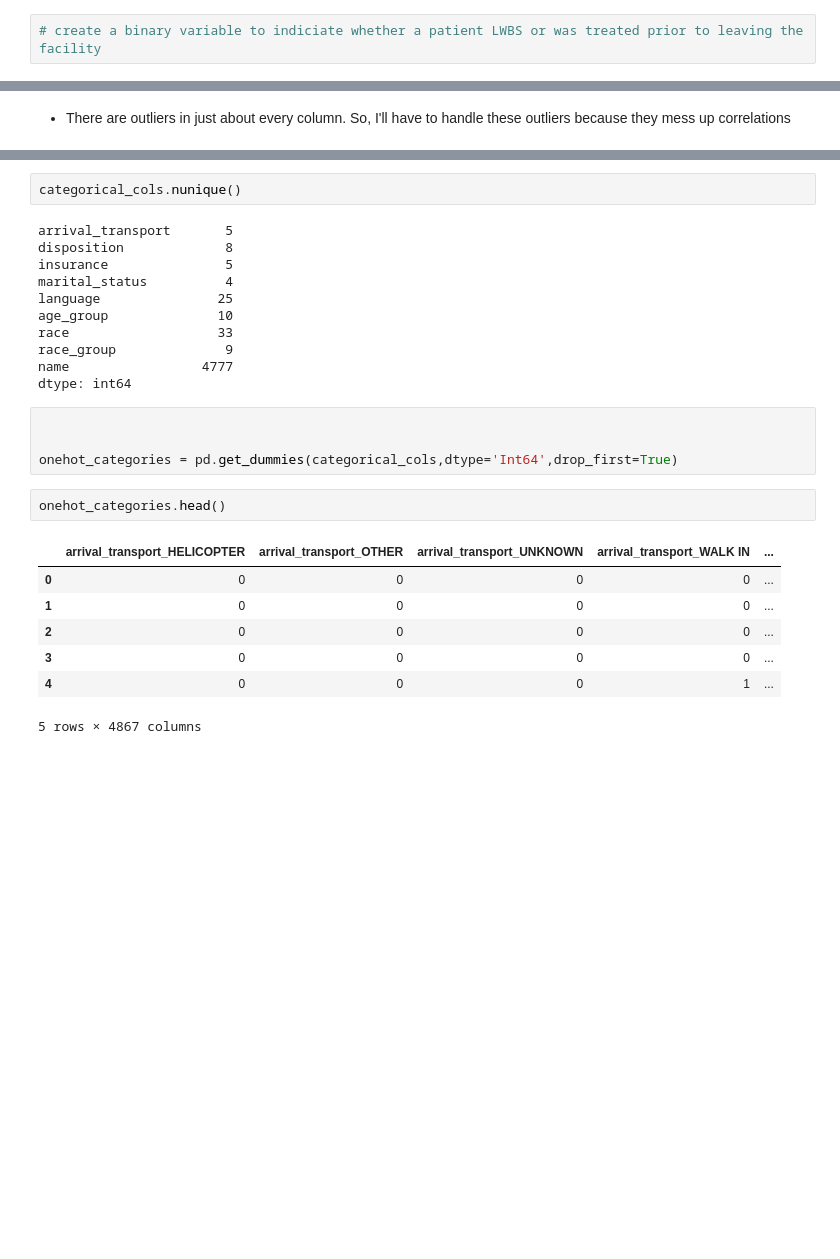
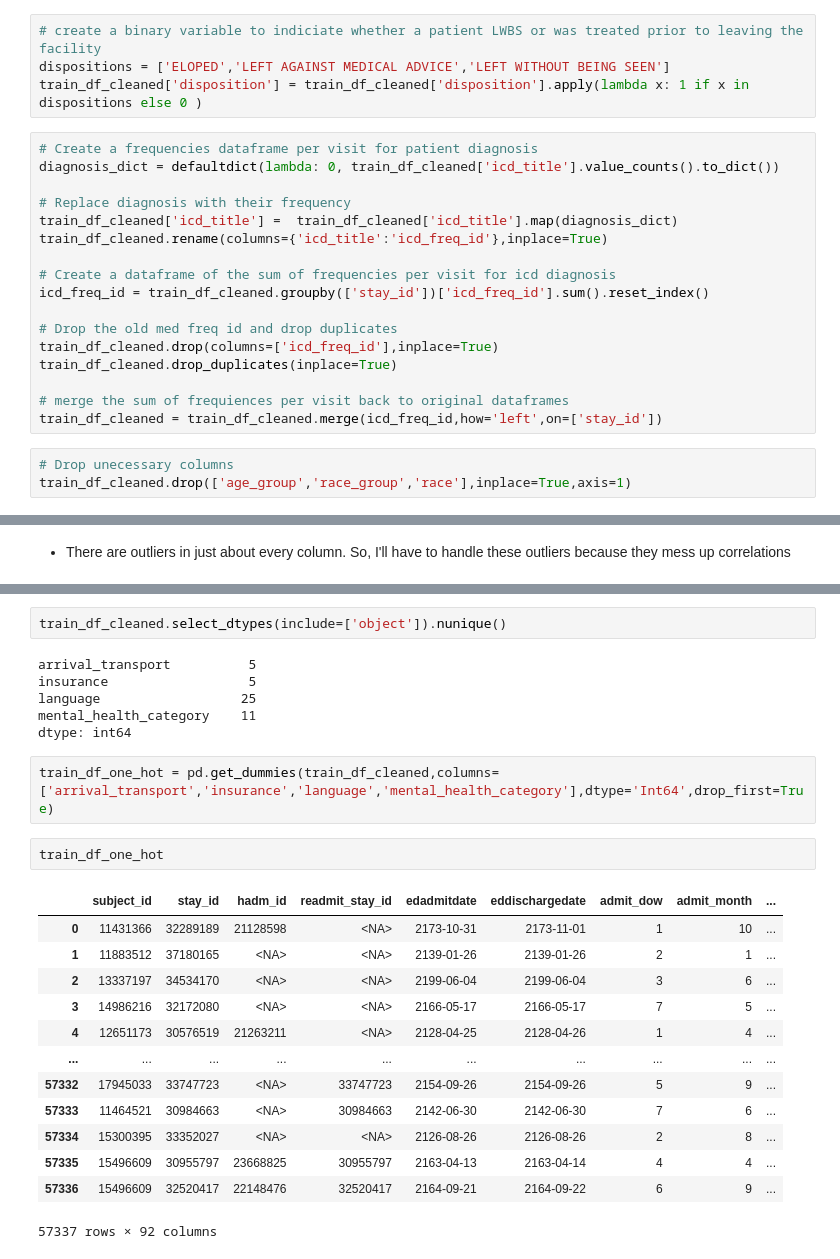
Before and after one commit to leetheoiv/Readmission-Risk-Prediction, a Jupyter notebook: Substance_Abuse_ML_Model.ipynb, the cells around one changed output, grey strips where cells are left out. Cells and saved outputs as stored; diff of their text form; blank space fills up the shorter version.

```diff
--- a/Substance_Abuse_ML_Model.ipynb
+++ b/Substance_Abuse_ML_Model.ipynb
@@ -338,2 +403,24 @@ df_cleaned = df.merge(comorbities,how='left',on=['subject_id','stay_id'])
 # %%
 # create a binary variable to indiciate whether a patient LWBS or was treated prior to leaving the facility
+dispositions = ['ELOPED','LEFT AGAINST MEDICAL ADVICE','LEFT WITHOUT BEING SEEN']
+train_df_cleaned['disposition'] = train_df_cleaned['disposition'].apply(lambda x: 1 if x in dispositions else 0 )
+# %%
+# Create a frequencies dataframe per visit for patient diagnosis
+diagnosis_dict = defaultdict(lambda: 0, train_df_cleaned['icd_title'].value_counts().to_dict())
+
+# Replace diagnosis with their frequency
+train_df_cleaned['icd_title'] =  train_df_cleaned['icd_title'].map(diagnosis_dict)
+train_df_cleaned.rename(columns={'icd_title':'icd_freq_id'},inplace=True)
+
+# Create a dataframe of the sum of frequencies per visit for icd diagnosis
+icd_freq_id = train_df_cleaned.groupby(['stay_id'])['icd_freq_id'].sum().reset_index()
+
+# Drop the old med freq id and drop duplicates
+train_df_cleaned.drop(columns=['icd_freq_id'],inplace=True)
+train_df_cleaned.drop_duplicates(inplace=True)
+
+# merge the sum of frequiences per visit back to original dataframes
+train_df_cleaned = train_df_cleaned.merge(icd_freq_id,how='left',on=['stay_id'])
+# %%
+# Drop unecessary columns
+train_df_cleaned.drop(['age_group','race_group','race'],inplace=True,axis=1)
@@ -407,27 +519,26 @@ categorical_cols = df.drop(['subject_id','stay_id','hadm_id','readmit_stay_id'],
 # %%
-categorical_cols.nunique()
+train_df_cleaned.select_dtypes(include=['object']).nunique()
 # %% [output]
-arrival_transport       5
-disposition             8
-insurance               5
-marital_status          4
-language               25
-age_group              10
-race                   33
-race_group              9
-name                 4777
+arrival_transport          5
+insurance                  5
+language                  25
+mental_health_category    11
 dtype: int64
 # %%
-
-
-onehot_categories = pd.get_dummies(categorical_cols,dtype='Int64',drop_first=True)
+train_df_one_hot = pd.get_dummies(train_df_cleaned,columns=['arrival_transport','insurance','language','mental_health_category'],dtype='Int64',drop_first=True)
 # %%
-onehot_categories.head()
+train_df_one_hot
 # %% [output]
-|  | arrival_transport_HELICOPTER | arrival_transport_OTHER | arrival_transport_UNKNOWN | arrival_transport_WALK IN | ... |
-| 0 | 0 | 0 | 0 | 0 | ... |
-| 1 | 0 | 0 | 0 | 0 | ... |
-| 2 | 0 | 0 | 0 | 0 | ... |
-| 3 | 0 | 0 | 0 | 0 | ... |
-| 4 | 0 | 0 | 0 | 1 | ... |
+|  | subject_id | stay_id | hadm_id | readmit_stay_id | edadmitdate | eddischargedate | admit_dow | admit_month | ... |
+| 0 | 11431366 | 32289189 | 21128598 | <NA> | 2173-10-31 | 2173-11-01 | 1 | 10 | ... |
+| 1 | 11883512 | 37180165 | <NA> | <NA> | 2139-01-26 | 2139-01-26 | 2 | 1 | ... |
+| 2 | 13337197 | 34534170 | <NA> | <NA> | 2199-06-04 | 2199-06-04 | 3 | 6 | ... |
+| 3 | 14986216 | 32172080 | <NA> | <NA> | 2166-05-17 | 2166-05-17 | 7 | 5 | ... |
+| 4 | 12651173 | 30576519 | 21263211 | <NA> | 2128-04-25 | 2128-04-26 | 1 | 4 | ... |
+| ... | ... | ... | ... | ... | ... | ... | ... | ... | ... |
+| 57332 | 17945033 | 33747723 | <NA> | 33747723 | 2154-09-26 | 2154-09-26 | 5 | 9 | ... |
+| 57333 | 11464521 | 30984663 | <NA> | 30984663 | 2142-06-30 | 2142-06-30 | 7 | 6 | ... |
+| 57334 | 15300395 | 33352027 | <NA> | <NA> | 2126-08-26 | 2126-08-26 | 2 | 8 | ... |
+| 57335 | 15496609 | 30955797 | 23668825 | 30955797 | 2163-04-13 | 2163-04-14 | 4 | 4 | ... |
+| 57336 | 15496609 | 32520417 | 22148476 | 32520417 | 2164-09-21 | 2164-09-22 | 6 | 9 | ... |
-5 rows × 4867 columns
+57337 rows × 92 columns
```
Also changed, not shown: parts of 37 cells of this notebook.
